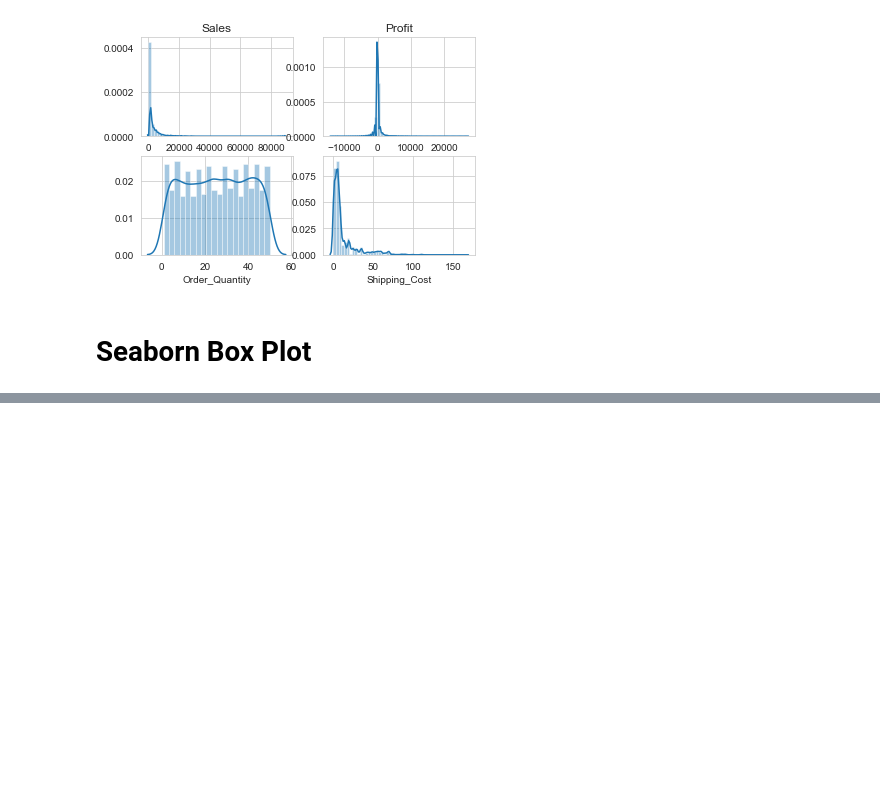
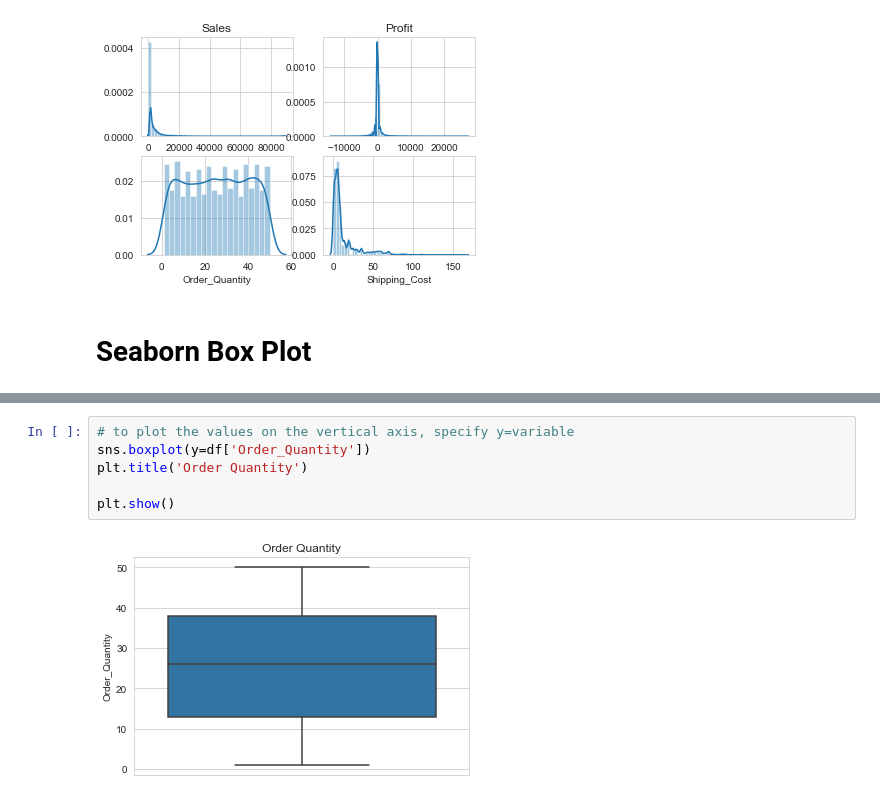
Before and after one commit to ArafatSabbir/Machine-Learning-with-Python-and-R, a Jupyter notebook: Data Visualization Seaborn.ipynb, the cells around one changed output, grey strips where cells are left out. Saved outputs shown, nothing was run; the diff lists cells and outputs as text; blank space fills up the shorter version.

```diff
--- a/Data Visualization Seaborn.ipynb
+++ b/Data Visualization Seaborn.ipynb
@@ -57,0 +66,8 @@ plt.show()
+# %%
+# to plot the values on the vertical axis, specify y=variable
+sns.boxplot(y=df['Order_Quantity'])
+plt.title('Order Quantity')
+
+plt.show()
+# %% [output]
+[figure, added]
```
Also changed, not shown: parts of 4 cells of this notebook.
